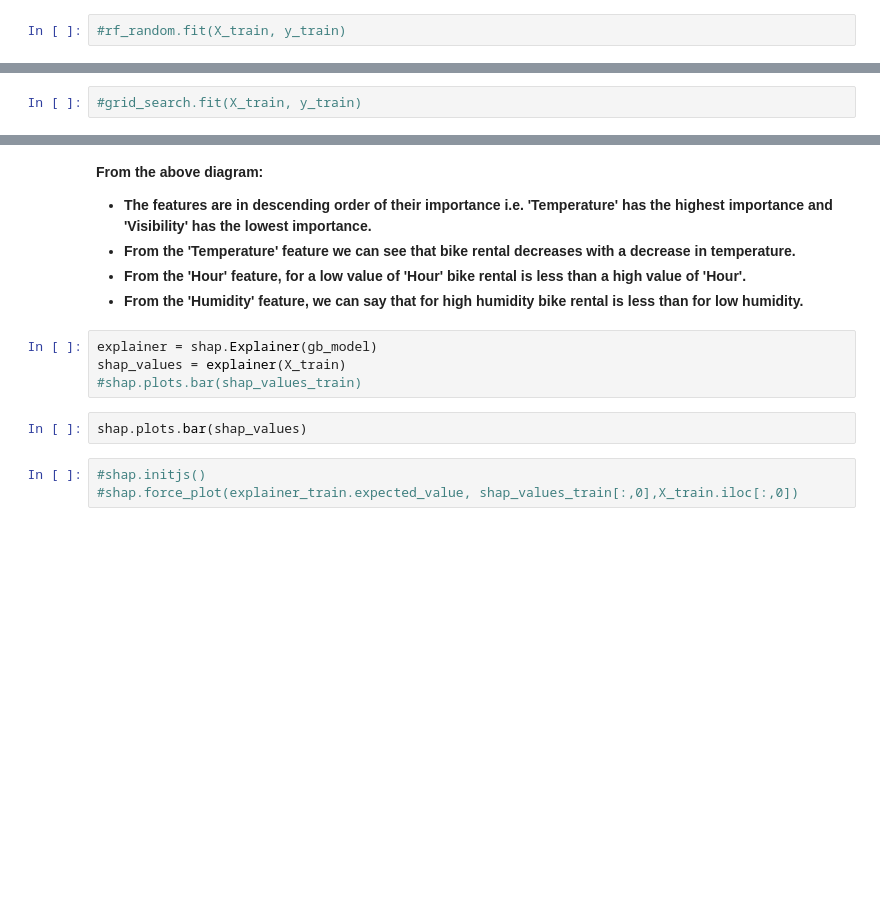
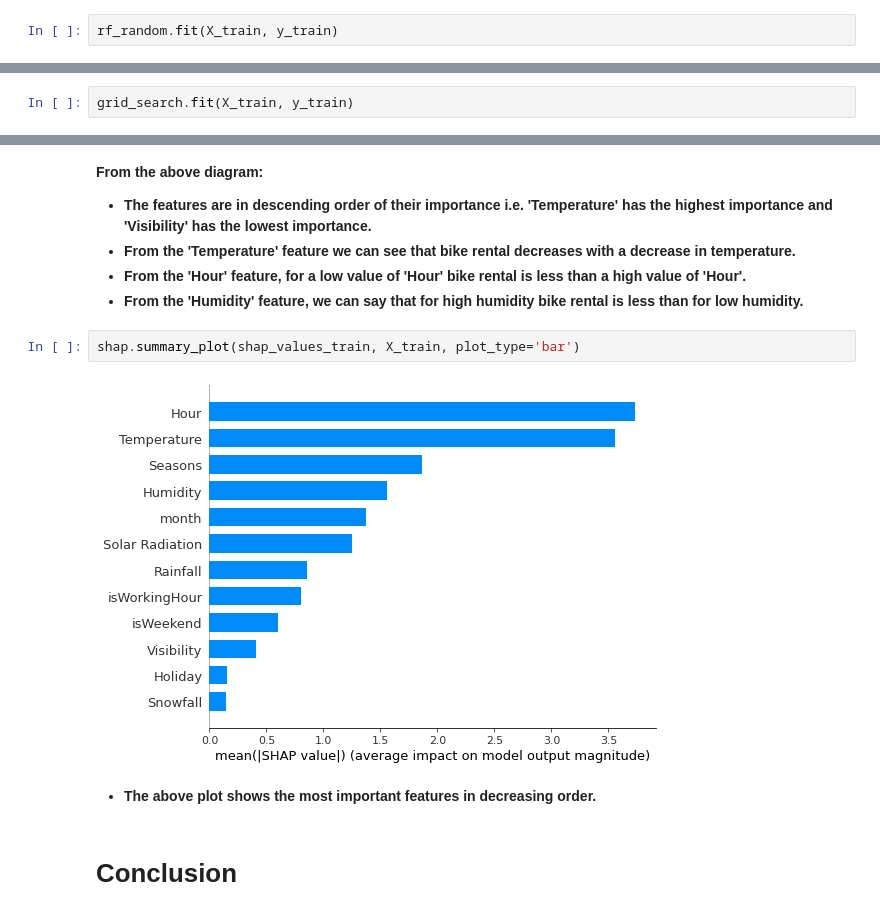
Before and after one commit to nayan136/Seoul-Bike-Sharing-Demand-Prediction, a Jupyter notebook: Seoul_Bike_Sharing_Demand_Prediction.ipynb, the cells around one changed output, grey strips where cells are left out. Cells and saved outputs as stored; diff of their text form; blank space fills up the shorter version.

```diff
--- a/Seoul_Bike_Sharing_Demand_Prediction.ipynb
+++ b/Seoul_Bike_Sharing_Demand_Prediction.ipynb
@@ -1340,4 +1251,4 @@ random_grid = {
 rf_random = RandomizedSearchCV(estimator = rf_model,param_distributions = random_grid,    #
                n_iter = 100, cv = 5, verbose=2, random_state=35, n_jobs = -1)
 # %%
-#rf_random.fit(X_train, y_train)
+rf_random.fit(X_train, y_train)
@@ -1362,4 +1291,4 @@ rf = RandomForestRegressor()
 grid_search = GridSearchCV(estimator = rf, param_grid = param_grid,
                            cv = 3, n_jobs = -1, verbose = 2)
 # %%
-#grid_search.fit(X_train, y_train)
+grid_search.fit(X_train, y_train)
@@ -1430,12 +1384,11 @@ shap.summary_plot(shap_values_train,X_train,plot_type='dot')
 * **From the 'Temperature' feature we can see that bike rental decreases with a decrease in temperature.**
 * **From the 'Hour' feature, for a low value of 'Hour' bike rental is less than a high value of 'Hour'.**
 * **From the 'Humidity' feature, we can say that for high humidity bike rental is less than for low humidity.**
-# %%
-explainer = shap.Explainer(gb_model)
-shap_values = explainer(X_train)
-#shap.plots.bar(shap_values_train)
-# %%
-shap.plots.bar(shap_values)
-# %%
-#shap.initjs()
-#shap.force_plot(explainer_train.expected_value, shap_values_train[:,0],X_train.iloc[:,0])
+# %%
+shap.summary_plot(shap_values_train, X_train, plot_type='bar')
+# %% [output]
+[figure, added]
+# %% [markdown]
+* **The above plot shows the most important features in decreasing order.**
+# %% [markdown]
+# Conclusion
```
Also changed, not shown: parts of 41 cells of this notebook.
